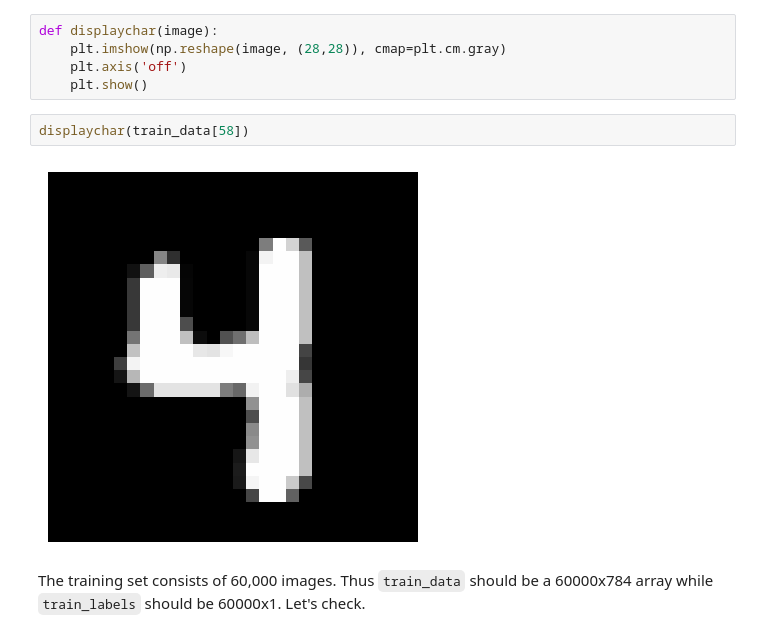
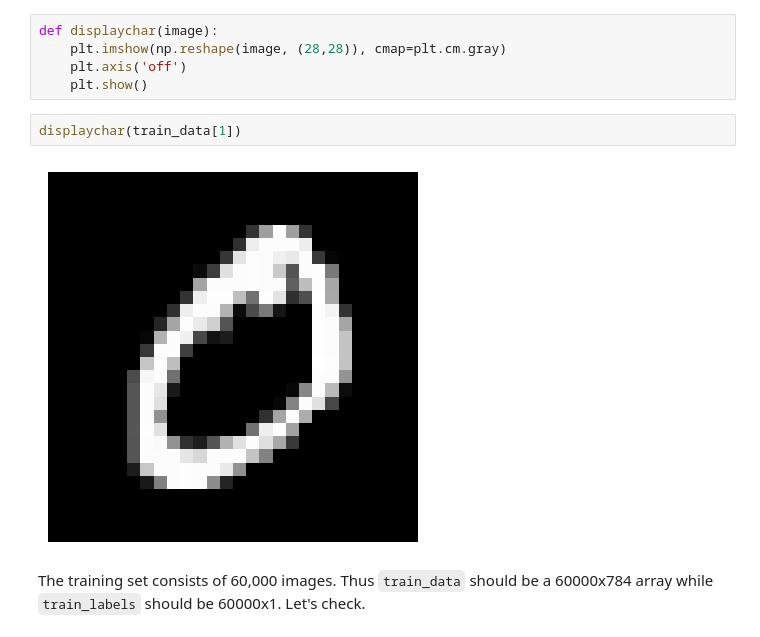
Before and after one commit to 0tv0renakniga/ds_masters, a Jupyter notebook: dsc_255/module_3/generative_mnist.ipynb, the cells around one changed output. Saved outputs shown, nothing was run; the diff lists cells and outputs as text.

```diff
--- a/dsc_255/module_3/generative_mnist.ipynb
+++ b/dsc_255/module_3/generative_mnist.ipynb
@@ -64,9 +65,9 @@ def displaychar(image):
     plt.axis('off')
     plt.show()
 # %%
-displaychar(train_data[58])
+displaychar(train_data[1])
 # %% [output]
-[figure, old version]
+[figure, new version]
 # %% [markdown]
 The training set consists of 60,000 images. Thus `train_data` should be a 60000x784 array while `train_labels` should be 60000x1. Let's check.
 # %%
```
Also changed, not shown: parts of 12 cells of this notebook, 10 other files.
